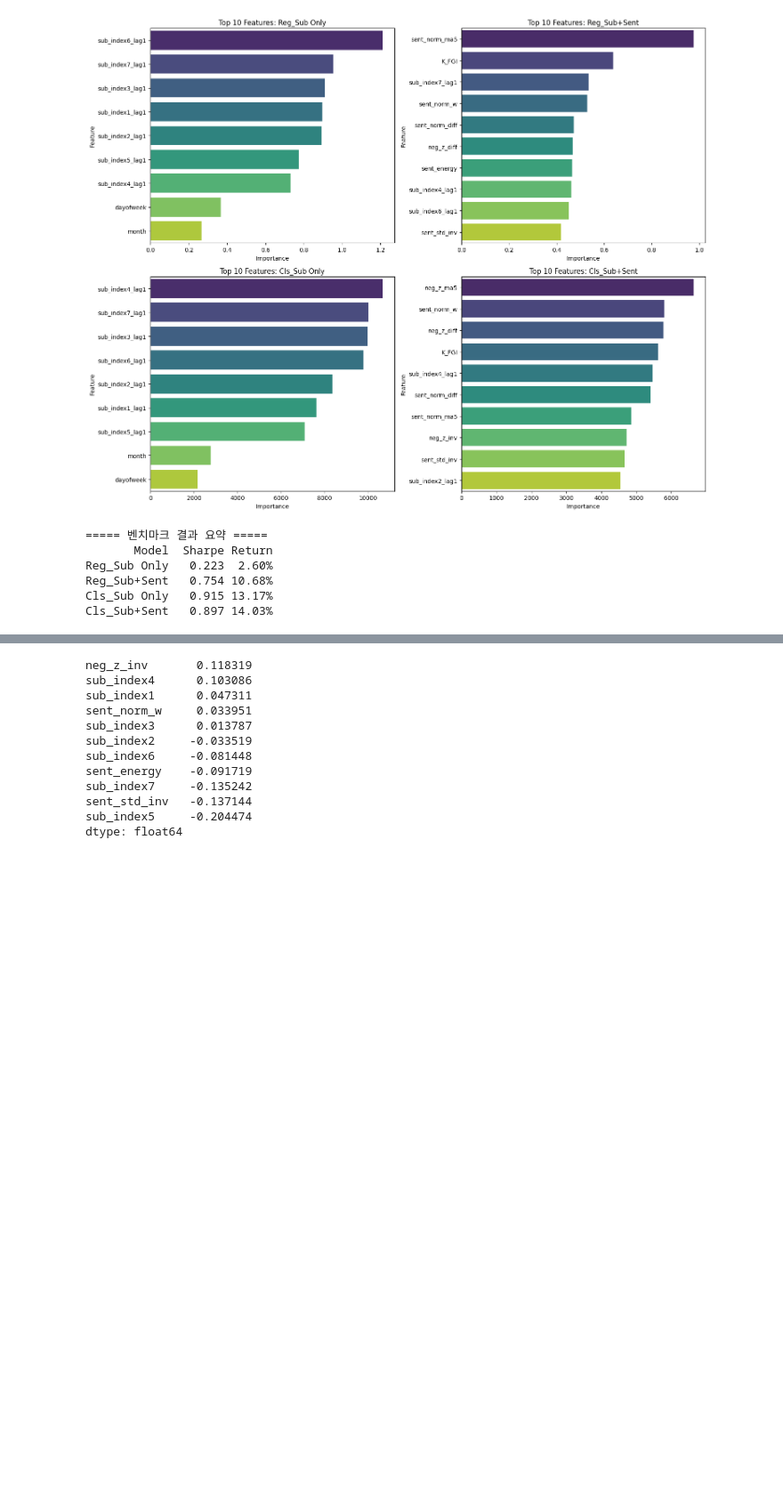
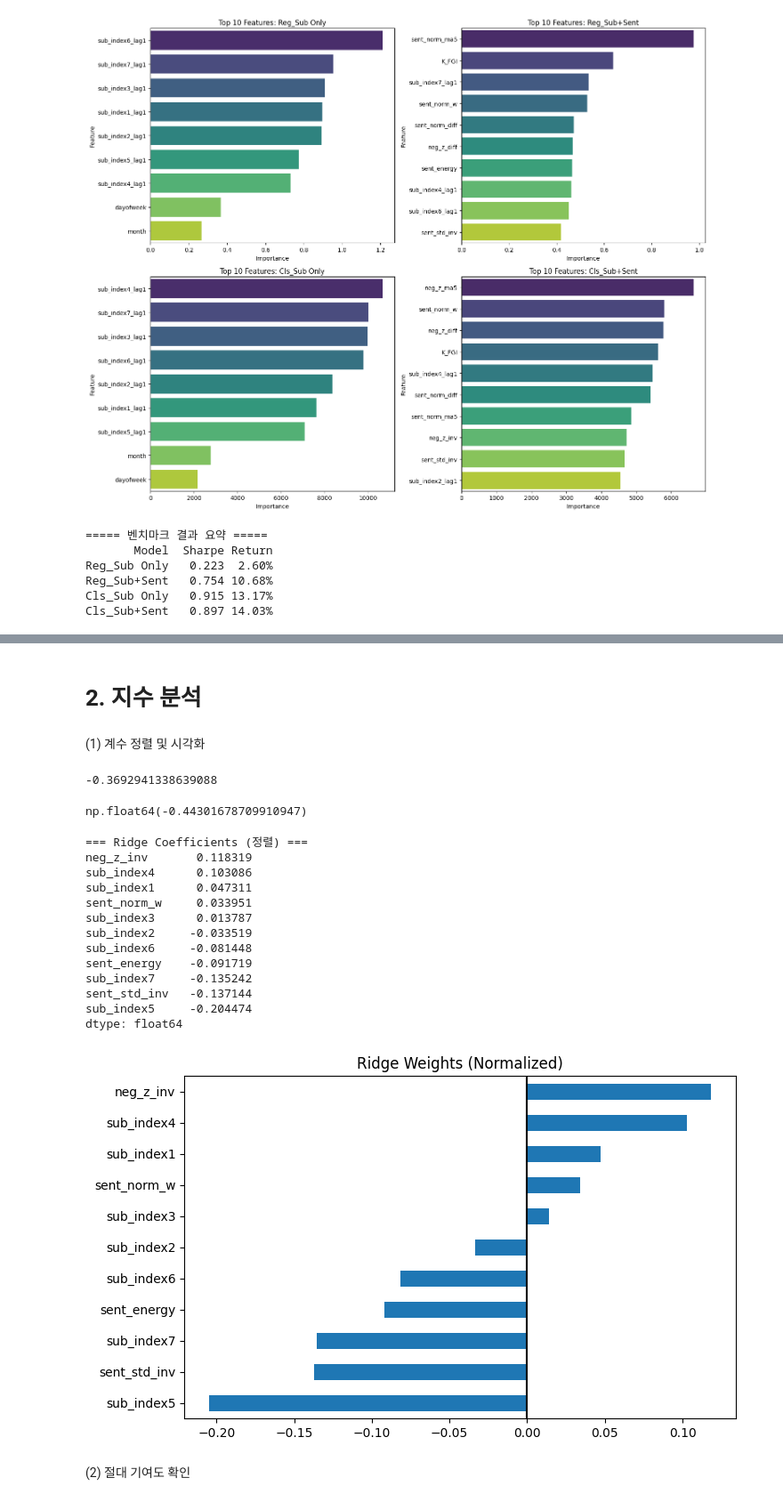
Before and after one commit to bkh4178/bitamin_26_winter_proj, a Jupyter notebook: geonho/prediction_modeling/Index_prediction.ipynb, the cells around one changed output, grey strips where cells are left out. Shown at 89% size. Cells and saved outputs as stored; diff of their text form; code cells hidden in the pictures; blank space fills up the shorter version.

```diff
--- a/geonho/prediction_modeling/Index_prediction.ipynb
+++ b/geonho/prediction_modeling/Index_prediction.ipynb
@@ -247,15 +159,40 @@ print(df_fgi['K_FGI'].corr(df_fgi['neg_z_inv']))
-# %%
-print(pd.Series(w, index=core_feats).sort_values(ascending=False))
-# %% [output]
-neg_z_inv       0.118319
-sub_index4      0.103086
-sub_index1      0.047311
-sent_norm_w     0.033951
-sub_index3      0.013787
-sub_index2     -0.033519
-sub_index6     -0.081448
-sent_energy    -0.091719
-sub_index7     -0.135242
-sent_std_inv   -0.137144
-sub_index5     -0.204474
-dtype: float64
+# %% [markdown]
+# 2. 지수 분석
+# %% [markdown]
+(1) 계수 정렬 및 시각화
+# %%
+print(df_fgi['K_FGI'].corr(df_fgi['sub_index5']))
+# %% [output]
+-0.3692941338639088
+# %%
+df_eng['kospi_close'].corr(df_eng['sub_index5'])
+# %% [output]
+np.float64(-0.44301678709910947)
+# %%
+coef_df = pd.Series(w, index=core_feats).sort_values(ascending=False)
+
+print("=== Ridge Coefficients (정렬) ===")
+print(coef_df)
+
+plt.figure(figsize=(8,5))
+coef_df.sort_values().plot(kind='barh')
+plt.title("Ridge Weights (Normalized)")
+plt.axvline(0, color='black')
+plt.show()
+# %% [output]
+=== Ridge Coefficients (정렬) ===
+neg_z_inv       0.118319
+sub_index4      0.103086
+sub_index1      0.047311
+sent_norm_w     0.033951
+sub_index3      0.013787
+sub_index2     -0.033519
+sub_index6     -0.081448
+sent_energy    -0.091719
+sub_index7     -0.135242
+sent_std_inv   -0.137144
+sub_index5     -0.204474
+dtype: float64
+[figure, added]
+# %% [markdown]
+(2) 절대 기여도 확인
```
Also changed, not shown: parts of 47 cells of this notebook, 14 other files.
